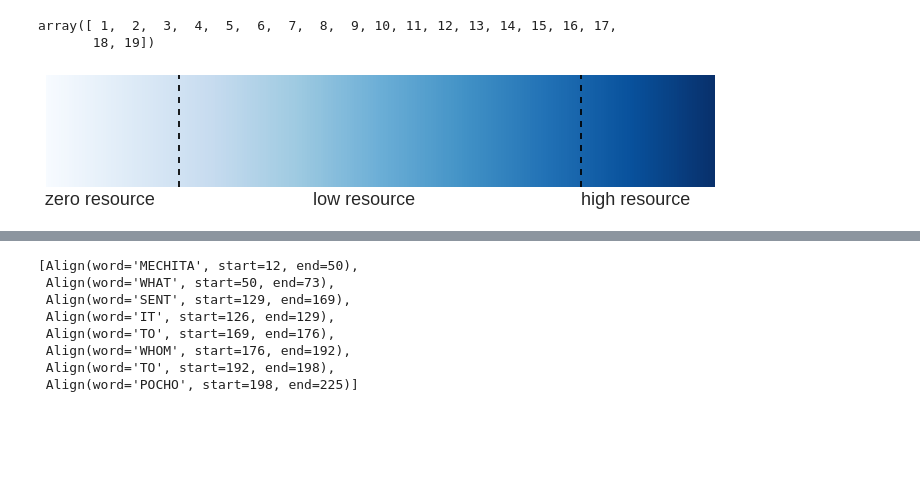
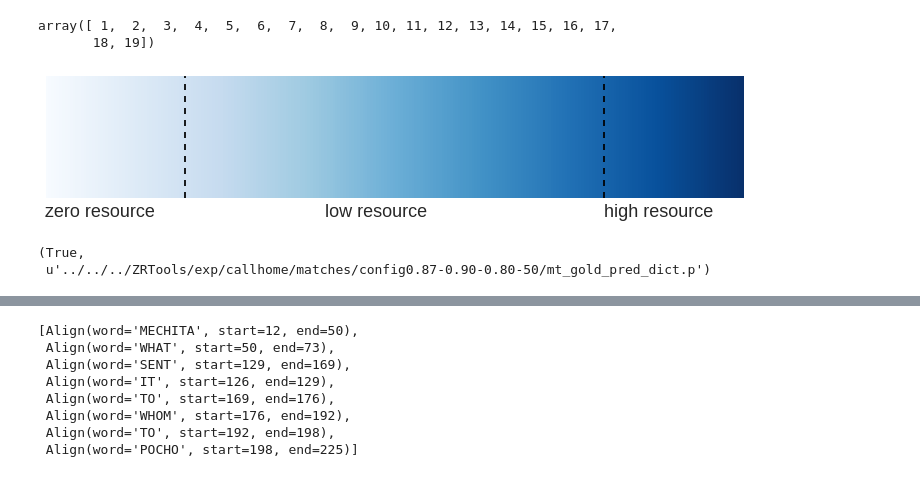
Before and after one commit to 0xSameer/speech_patterns, a Jupyter notebook: visualize_utd.ipynb, the cells around one changed output, grey strips where cells are left out. Saved outputs shown, nothing was run; the diff lists cells and outputs as text; code cells hidden in the pictures; blank space fills up the shorter version.

```diff
--- a/visualize_utd.ipynb
+++ b/visualize_utd.ipynb
@@ -28,31 +30,32 @@ array([ 1,  2,  3,  4,  5,  6,  7,  8,  9, 10, 11, 12, 13, 14, 15, 16, 17,
 # %%
 # sns.palplot(sns.color_palette("Blues", 10))
 
 # Set up the matplotlib figure
-f, ax1 = plt.subplots(1, 1, figsize=(12, 2), sharex=True)
+f, ax1 = plt.subplots(1, 1, figsize=(10, 2), sharex=True)
 
 # Generate some sequential data
 x = np.arange(1,1001)
 y1 = 2*np.ones(1000)
 # sns.barplot(x, y1, palette="Blues_d", edgecolor='0', ax=ax1, width=1)
 plt.bar(x, y1, width=1, color=[plt.cm.Blues((1.0*i/len(x))) for i in x], edgecolor='')
 # ax1.set_ylabel("Sequential")
 ax1.set_xlim(1,1000)
 ax1.set_xticks([])
 ax1.set_yticks([])
 ax1.text(0, -.3, r'zero resource', fontsize=18)
 ax1.text(400, -.3, r'low resource', fontsize=18)
 ax1.text(800, -.3, r'high resource', fontsize=18)
 ax1.axvline(200, linestyle='--', color='k')
 ax1.axvline(800, linestyle='--', color='k')
-plt.gcf().savefig("resource.png")
+f.tight_layout()
+f.savefig("resource.png")
 
 # # Center the data to make it diverging
 # y2 = y1 - 5
 # sns.barplot(x, y2, palette="RdBu_r", ax=ax2)
 # ax2.set_ylabel("Diverging")
 # %% [output]
-[figure, old version]
+[figure, new version]
 # %%
 with open("config.json") as json_data_file:
     config = json.load(json_data_file)
@@ -129,3 +140,8 @@ if os.path.exists(mt_pseudo_pred_dict_fname):
+# %%
+os.path.exists(mt_gold_pred_dict_fname), mt_gold_pred_dict_fname
+# %% [output]
+(True,
+ u'../../../ZRTools/exp/callhome/matches/config0.87-0.90-0.80-50/mt_gold_pred_dict.p')
 # %%
 def gen_node_wav(nid, nodes_dict, utd_wavs_path, src_wavs_path, segment_map):
     pair_wavs_path = os.path.join(utd_wavs_path, "wavs")
```
Also changed, not shown: parts of 59 cells of this notebook, 6 other files.
